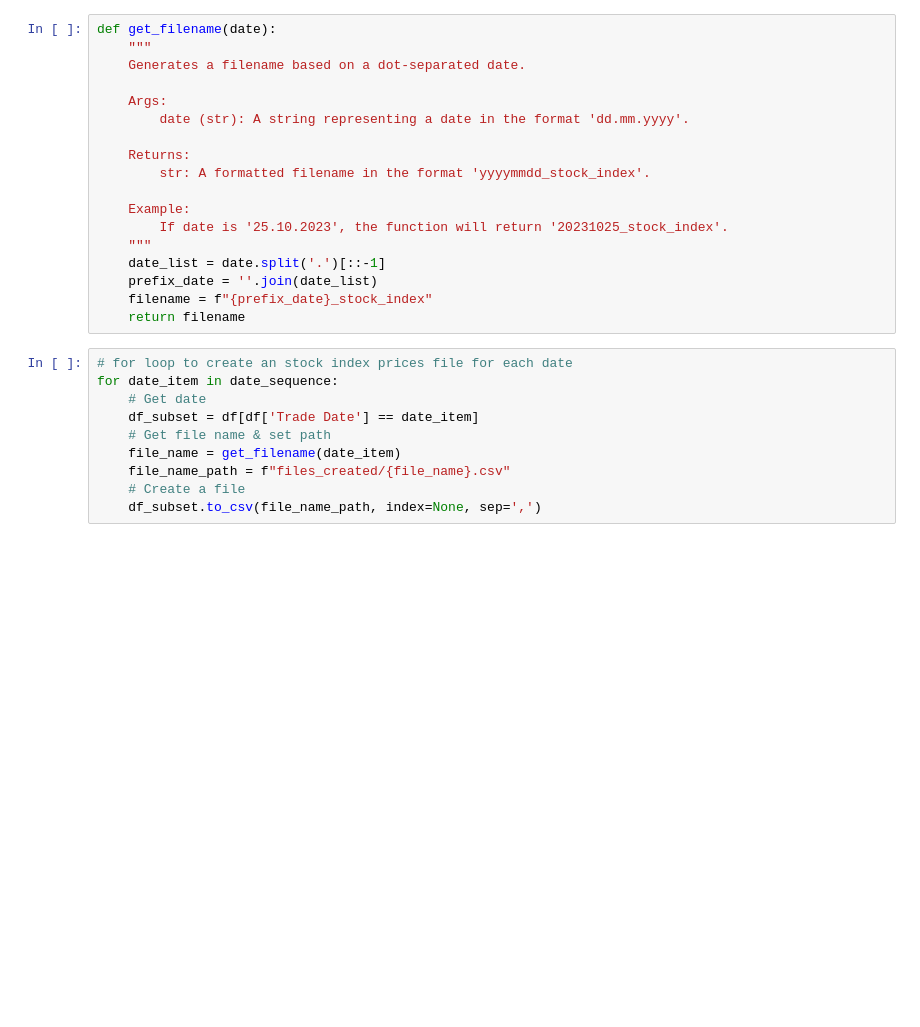
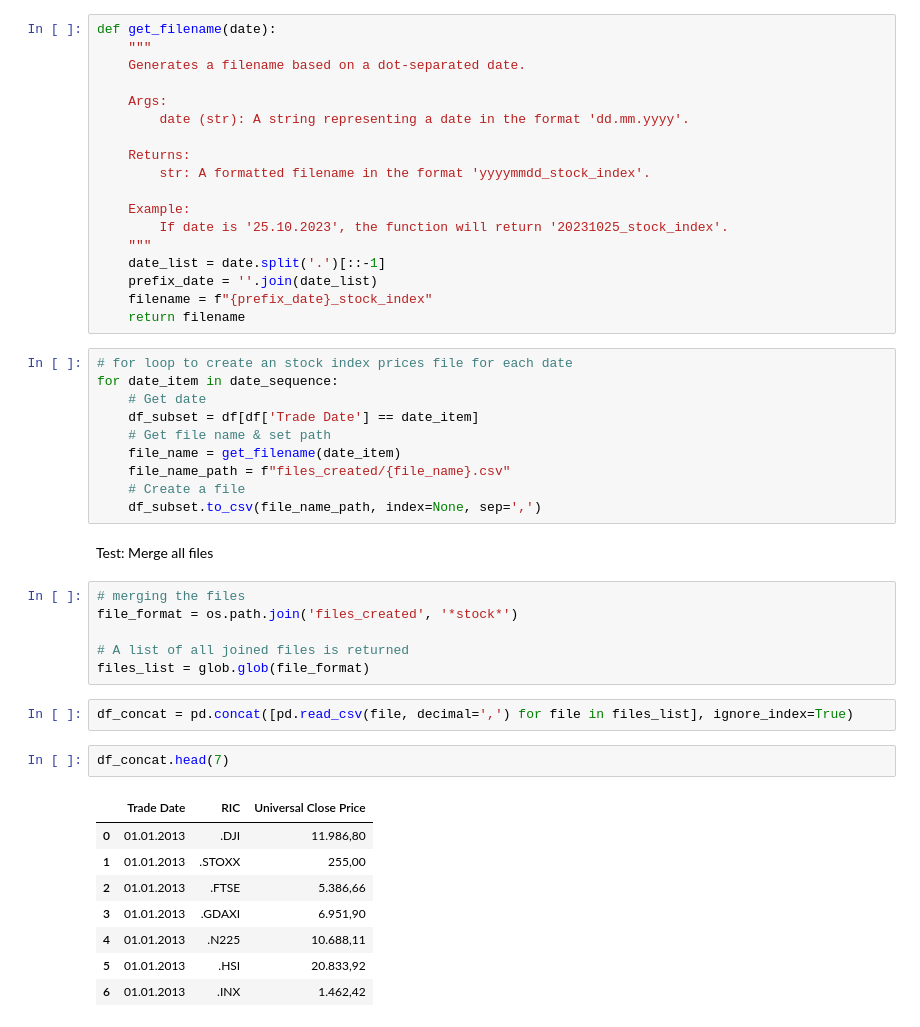
Before and after one commit to matkonar/preprocess-stock-index-data, a Jupyter notebook: process_stock_data.ipynb, the cells around one changed output. Cells and saved outputs as stored; diff of their text form; blank space fills up the shorter version.

Commit message:
test merge files

```diff
--- a/process_stock_data.ipynb
+++ b/process_stock_data.ipynb
@@ -200,3 +200,24 @@ for date_item in date_sequence:
     file_name_path = f"files_created/{file_name}.csv"
     # Create a file
     df_subset.to_csv(file_name_path, index=None, sep=',')
+# %% [markdown]
+Test: Merge all files
+# %%
+# merging the files
+file_format = os.path.join('files_created', '*stock*')
+
+# A list of all joined files is returned
+files_list = glob.glob(file_format)
+# %%
+df_concat = pd.concat([pd.read_csv(file, decimal=',') for file in files_list], ignore_index=True)
+# %%
+df_concat.head(7)
+# %% [output]
+|  | Trade Date | RIC | Universal Close Price |
+| 0 | 01.01.2013 | .DJI | 11.986,80 |
+| 1 | 01.01.2013 | .STOXX | 255,00 |
+| 2 | 01.01.2013 | .FTSE | 5.386,66 |
+| 3 | 01.01.2013 | .GDAXI | 6.951,90 |
+| 4 | 01.01.2013 | .N225 | 10.688,11 |
+| 5 | 01.01.2013 | .HSI | 20.833,92 |
+| 6 | 01.01.2013 | .INX | 1.462,42 |
```
Also changed, not shown: parts of 9 cells of this notebook.
